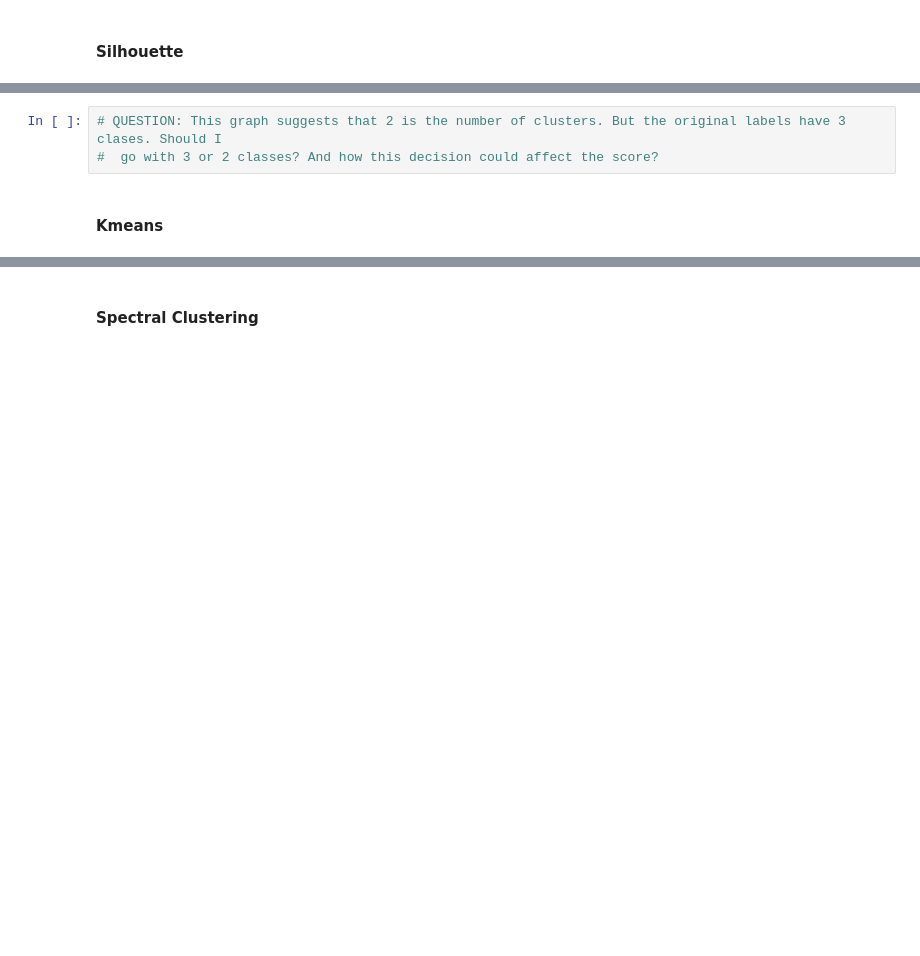
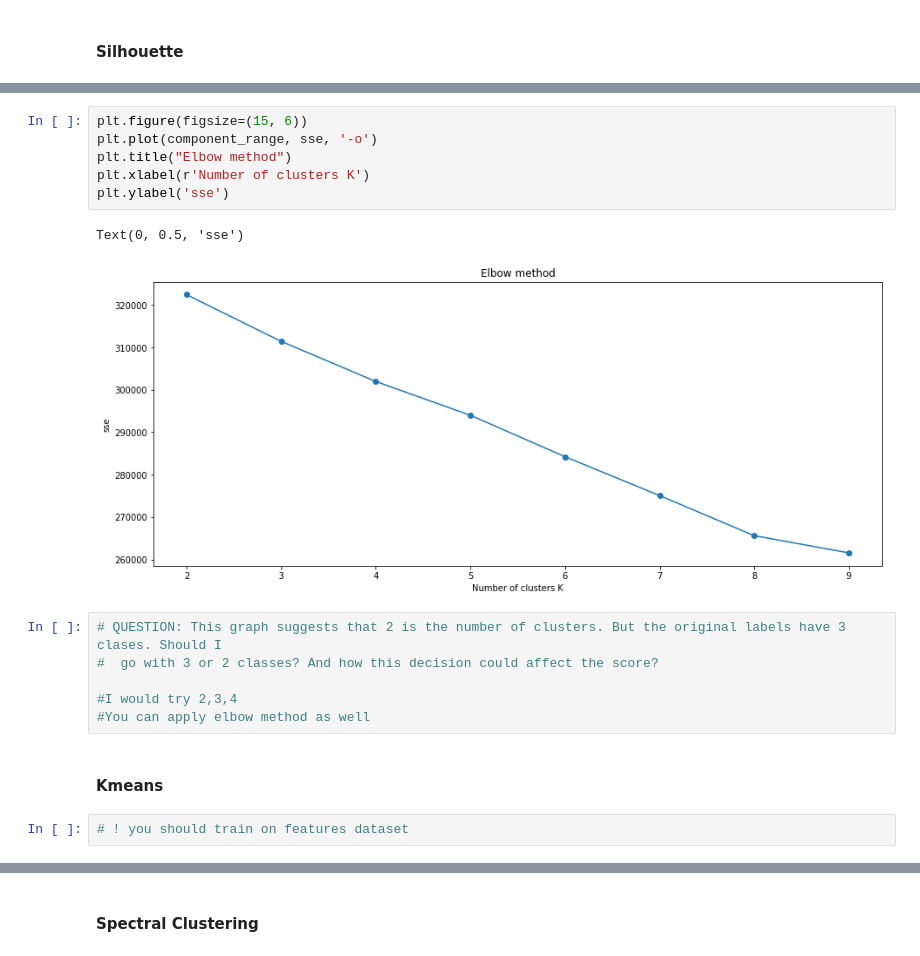
Before and after one commit to belulali/earthquake_usupervised, a Jupyter notebook: Earthquake - Unsupervised.ipynb, the cells around one changed output, grey strips where cells are left out. Drawn from its saved outputs; the diff is of its cells as text; blank space fills up the shorter version.

```diff
--- a/Earthquake - Unsupervised.ipynb
+++ b/Earthquake - Unsupervised.ipynb
@@ -162,5 +188,19 @@ Text(0, 0.5, 'Average silhouette width')
+# %%
+plt.figure(figsize=(15, 6))
+plt.plot(component_range, sse, '-o')
+plt.title("Elbow method")
+plt.xlabel(r'Number of clusters K')
+plt.ylabel('sse')
+# %% [output]
+Text(0, 0.5, 'sse')
+[figure, added]
 # %%
 # QUESTION: This graph suggests that 2 is the number of clusters. But the original labels have 3 clases. Should I
 #  go with 3 or 2 classes? And how this decision could affect the score?
+
+#I would try 2,3,4
+#You can apply elbow method as well
 # %% [markdown]
 #### Kmeans
+# %%
+# ! you should train on features dataset
```
Also changed, not shown: parts of 44 cells of this notebook.
